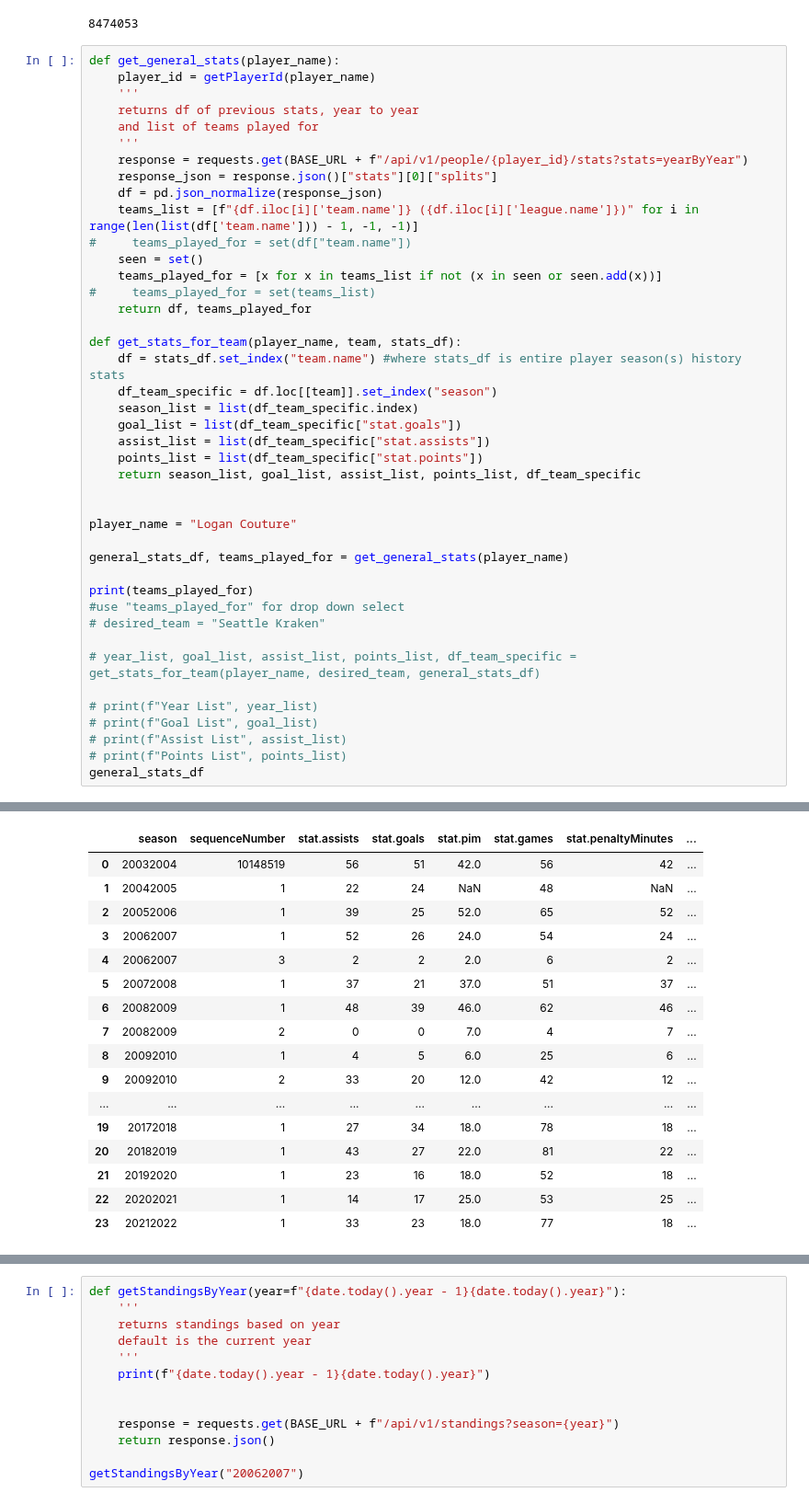
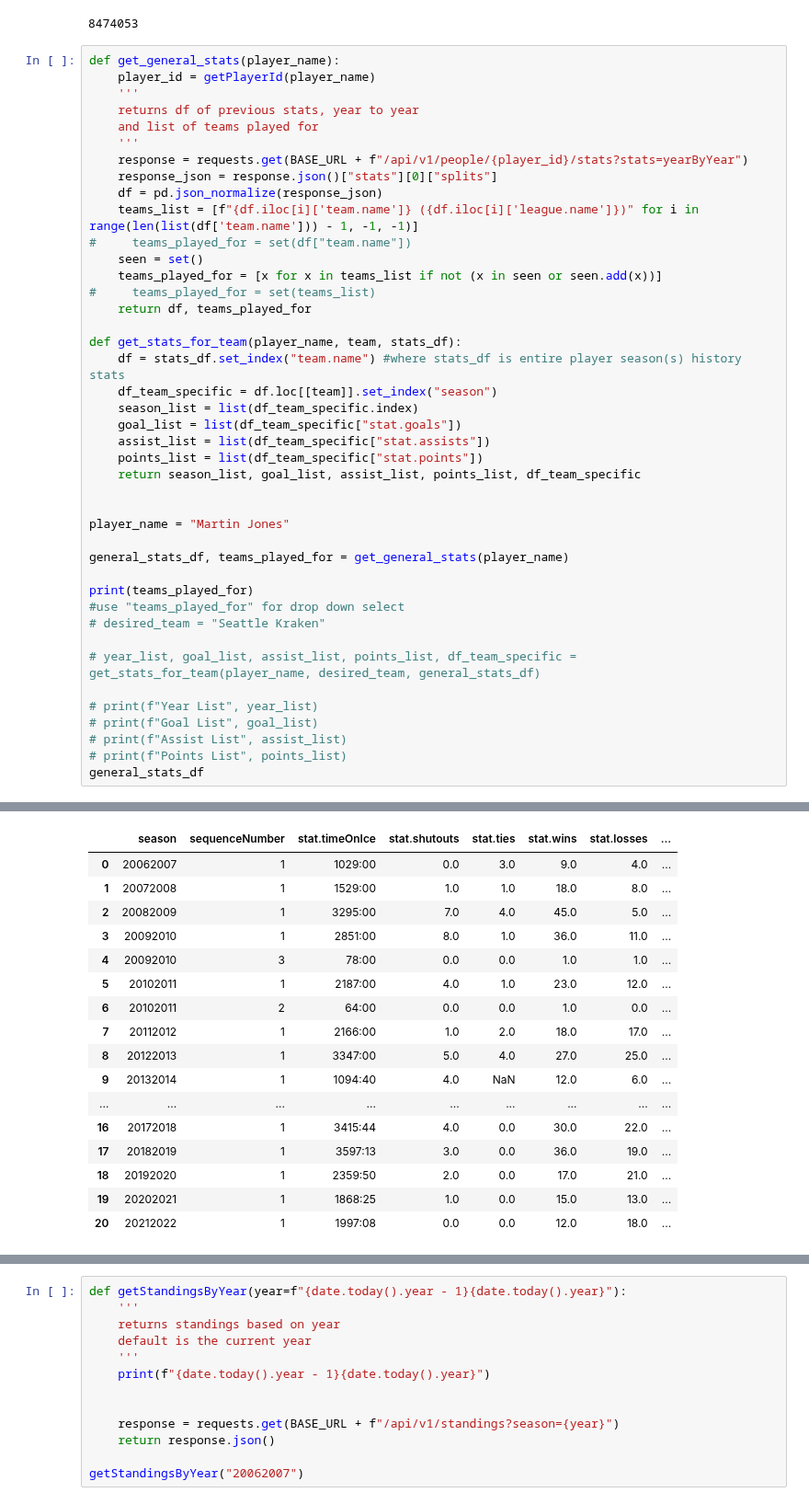
Before and after one commit to EricM5/PuckSights, a Jupyter notebook: APICalls.ipynb, the cells around one changed output, grey strips where cells are left out. Shown at 92% size. Drawn from its saved outputs; the diff is of its cells as text.

```diff
--- a/APICalls.ipynb
+++ b/APICalls.ipynb
@@ -90,7 +92,7 @@ def get_stats_for_team(player_name, team, stats_df):
     return season_list, goal_list, assist_list, points_list, df_team_specific
 
 
-player_name = "Logan Couture"
+player_name = "Martin Jones"
 
 general_stats_df, teams_played_for = get_general_stats(player_name)
 
@@ -110,17 +112,17 @@ general_stats_df
-|  | season | sequenceNumber | stat.assists | stat.goals | stat.pim | stat.games | stat.penaltyMinutes | ... |
-| 0 | 20032004 | 10148519 | 56 | 51 | 42.0 | 56 | 42 | ... |
-| 1 | 20042005 | 1 | 22 | 24 | NaN | 48 | NaN | ... |
-| 2 | 20052006 | 1 | 39 | 25 | 52.0 | 65 | 52 | ... |
-| 3 | 20062007 | 1 | 52 | 26 | 24.0 | 54 | 24 | ... |
-| 4 | 20062007 | 3 | 2 | 2 | 2.0 | 6 | 2 | ... |
-| 5 | 20072008 | 1 | 37 | 21 | 37.0 | 51 | 37 | ... |
-| 6 | 20082009 | 1 | 48 | 39 | 46.0 | 62 | 46 | ... |
-| 7 | 20082009 | 2 | 0 | 0 | 7.0 | 4 | 7 | ... |
-| 8 | 20092010 | 1 | 4 | 5 | 6.0 | 25 | 6 | ... |
-| 9 | 20092010 | 2 | 33 | 20 | 12.0 | 42 | 12 | ... |
+|  | season | sequenceNumber | stat.timeOnIce | stat.shutouts | stat.ties | stat.wins | stat.losses | ... |
+| 0 | 20062007 | 1 | 1029:00 | 0.0 | 3.0 | 9.0 | 4.0 | ... |
+| 1 | 20072008 | 1 | 1529:00 | 1.0 | 1.0 | 18.0 | 8.0 | ... |
+| 2 | 20082009 | 1 | 3295:00 | 7.0 | 4.0 | 45.0 | 5.0 | ... |
+| 3 | 20092010 | 1 | 2851:00 | 8.0 | 1.0 | 36.0 | 11.0 | ... |
+| 4 | 20092010 | 3 | 78:00 | 0.0 | 0.0 | 1.0 | 1.0 | ... |
+| 5 | 20102011 | 1 | 2187:00 | 4.0 | 1.0 | 23.0 | 12.0 | ... |
+| 6 | 20102011 | 2 | 64:00 | 0.0 | 0.0 | 1.0 | 0.0 | ... |
+| 7 | 20112012 | 1 | 2166:00 | 1.0 | 2.0 | 18.0 | 17.0 | ... |
+| 8 | 20122013 | 1 | 3347:00 | 5.0 | 4.0 | 27.0 | 25.0 | ... |
+| 9 | 20132014 | 1 | 1094:40 | 4.0 | NaN | 12.0 | 6.0 | ... |
 | ... | ... | ... | ... | ... | ... | ... | ... | ... |
-| 19 | 20172018 | 1 | 27 | 34 | 18.0 | 78 | 18 | ... |
-| 20 | 20182019 | 1 | 43 | 27 | 22.0 | 81 | 22 | ... |
-| 21 | 20192020 | 1 | 23 | 16 | 18.0 | 52 | 18 | ... |
-| 22 | 20202021 | 1 | 14 | 17 | 25.0 | 53 | 25 | ... |
-| 23 | 20212022 | 1 | 33 | 23 | 18.0 | 77 | 18 | ... |
+| 16 | 20172018 | 1 | 3415:44 | 4.0 | 0.0 | 30.0 | 22.0 | ... |
+| 17 | 20182019 | 1 | 3597:13 | 3.0 | 0.0 | 36.0 | 19.0 | ... |
+| 18 | 20192020 | 1 | 2359:50 | 2.0 | 0.0 | 17.0 | 21.0 | ... |
+| 19 | 20202021 | 1 | 1868:25 | 1.0 | 0.0 | 15.0 | 13.0 | ... |
+| 20 | 20212022 | 1 | 1997:08 | 0.0 | 0.0 | 12.0 | 18.0 | ... |
```
Also changed, not shown: parts of 2 cells of this notebook, 1 other file.
